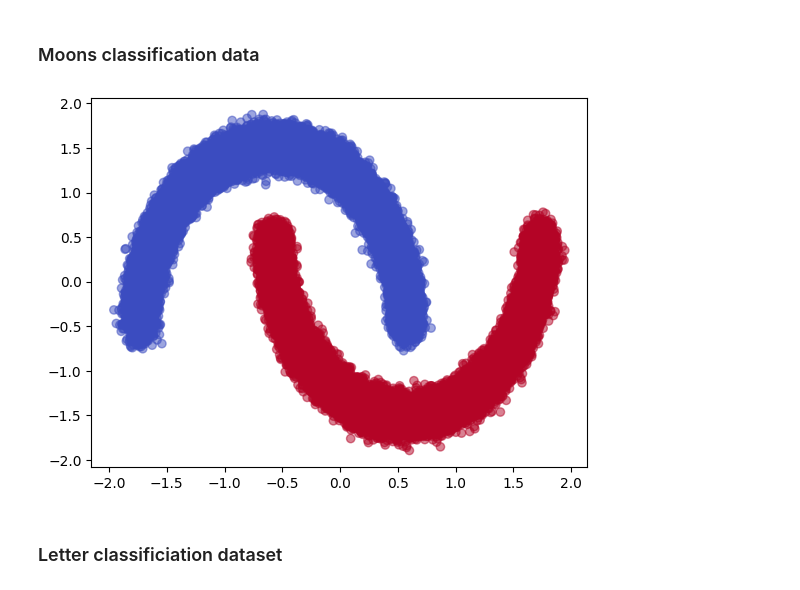
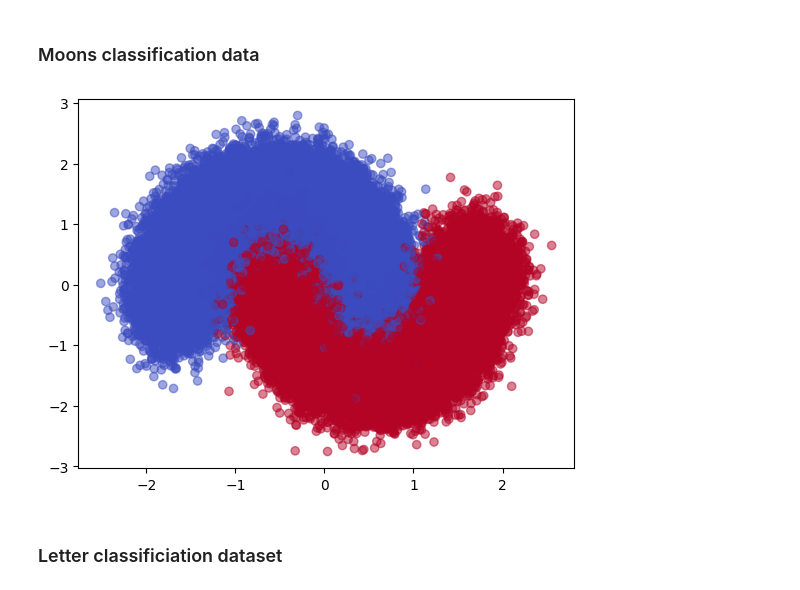
Before and after one commit to charliedekock12/ml_assign3, a Jupyter notebook: src/generate_data.ipynb, the cells around one changed output. Saved outputs shown, nothing was run; the diff lists cells and outputs as text; code cells hidden in the pictures.

```diff
--- a/src/generate_data.ipynb
+++ b/src/generate_data.ipynb
@@ -23,17 +40,17 @@ blob_data.to_csv("../data/blob_data.csv", index=False)
 # %% [markdown]
 ### Moons classification data
 # %%
-X, y = datasets.make_moons(n_samples=100000, shuffle=True, noise=0.05)
+X, y = datasets.make_moons(n_samples=100000, shuffle=True, noise=0.2)
 s = StandardScaler()
 X_s = s.fit_transform(X)
 
 plt.scatter(X_s[:,0], X_s[:,1], c=y, cmap='coolwarm', alpha=0.5)
 plt.show()
 
 moon_data = pd.DataFrame({'x1': X_s[:,0], 'x2': X_s[:,1], 'y': y})
 moon_data.to_csv("../data/moon_data.csv", index=False)
 # %% [output]
-[figure, old version]
+[figure, new version]
 # %% [markdown]
 ### Letter classificiation dataset
 # %%
```
Also changed, not shown: parts of 2 cells of this notebook, 1 other file.
